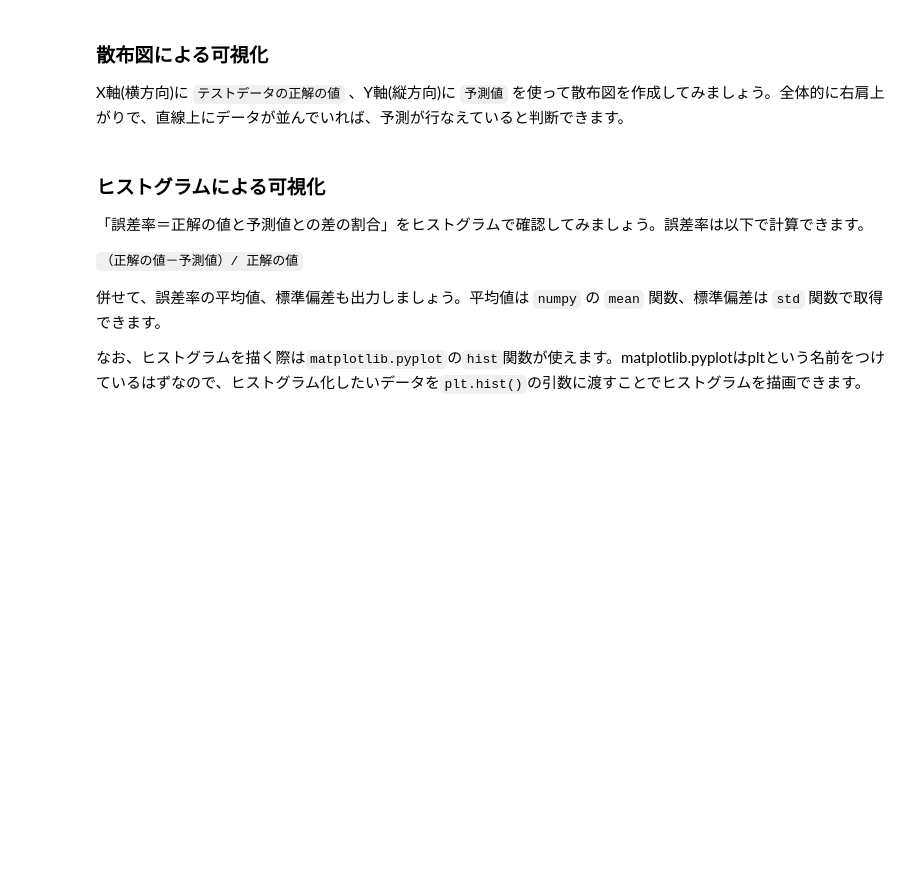
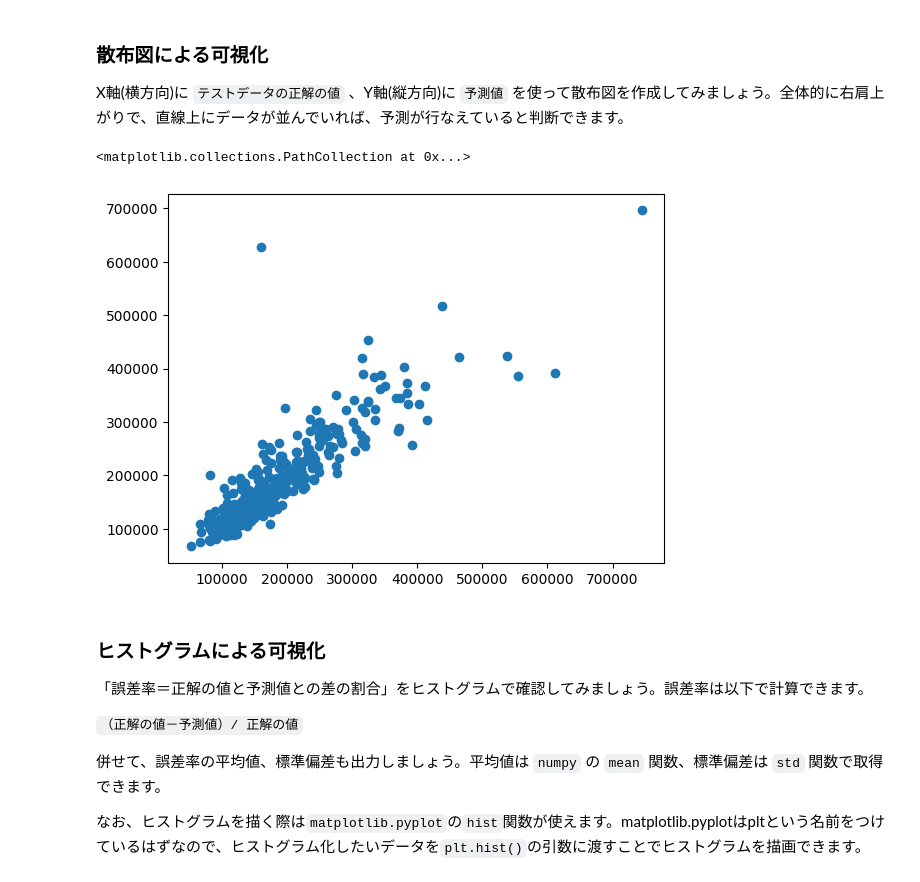
Before and after one commit to ayakaKOBORI/aidev, a Jupyter notebook: Lesson06_Regression-Model/課題2：住宅価格の回帰モデルの作成.ipynb, the cells around one changed output. Drawn from its saved outputs; the diff is of its cells as text; code cells hidden in the pictures; blank space fills up the shorter version.

```diff
--- a/Lesson06_Regression-Model/課題2：住宅価格の回帰モデルの作成.ipynb
+++ b/Lesson06_Regression-Model/課題2：住宅価格の回帰モデルの作成.ipynb
@@ -126,0 +125,6 @@ MSE(ランダムフォレスト): 1784879819.4065275
+# %%
+# テストデータを使って予測を行いMSEを算出
+Y_pred = randomforest_model.predict(X_test)
+
+randomforest_model_mse = mean_squared_error(Y_test, Y_pred)
+print('MSE(ランダムフォレスト):', randomforest_model_mse)
@@ -134,6 +140,13 @@ MSE(ランダムフォレスト): 1784879819.4065275
 X軸(横方向)に `テストデータの正解の値` 、Y軸(縦方向)に `予測値` を使って散布図を作成してみましょう。全体的に右肩上がりで、直線上にデータが並んでいれば、予測が行なえていると判断できます。
 # %%
 # X軸:正解の値、Y軸:予測値で散布図を作成
+X = Y_test
+Y = Y_pred
+
+plt.scatter(X,Y)
+# %% [output]
+<matplotlib.collections.PathCollection at 0x...>
+[figure, added]
 # %% [markdown]
 ### ヒストグラムによる可視化
 
```
Also changed, not shown: parts of 5 cells of this notebook.
